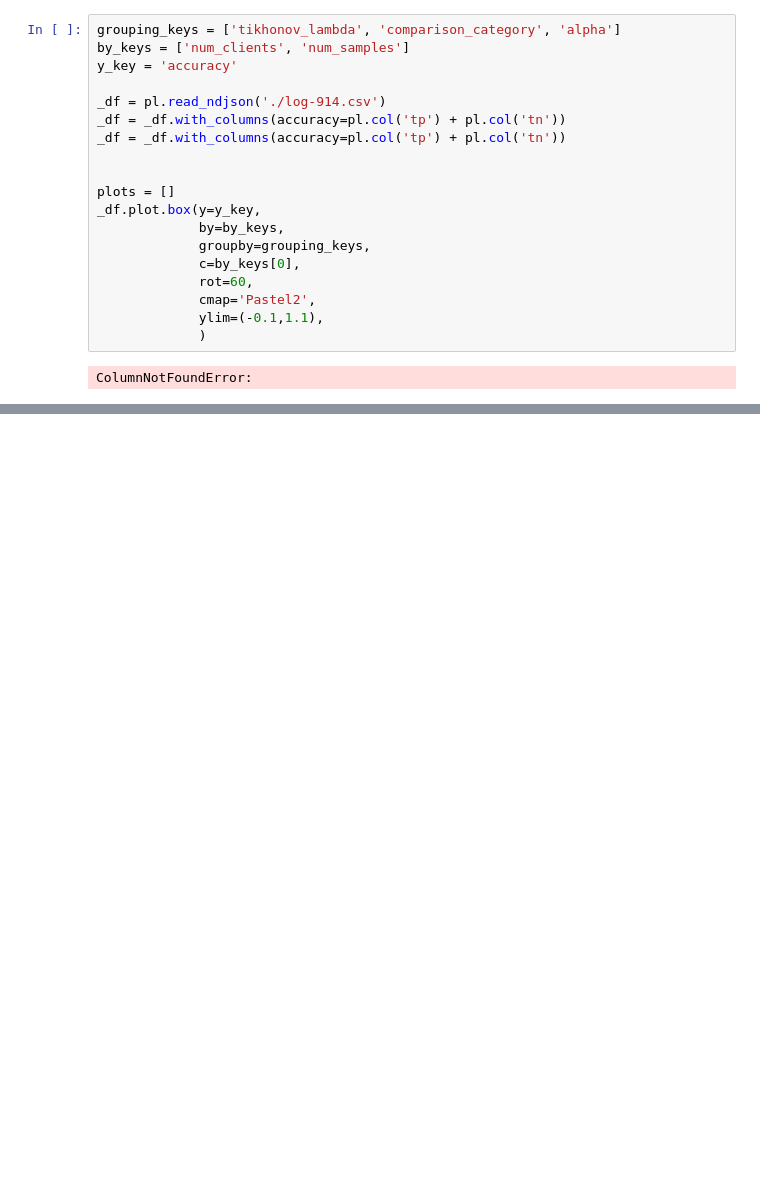
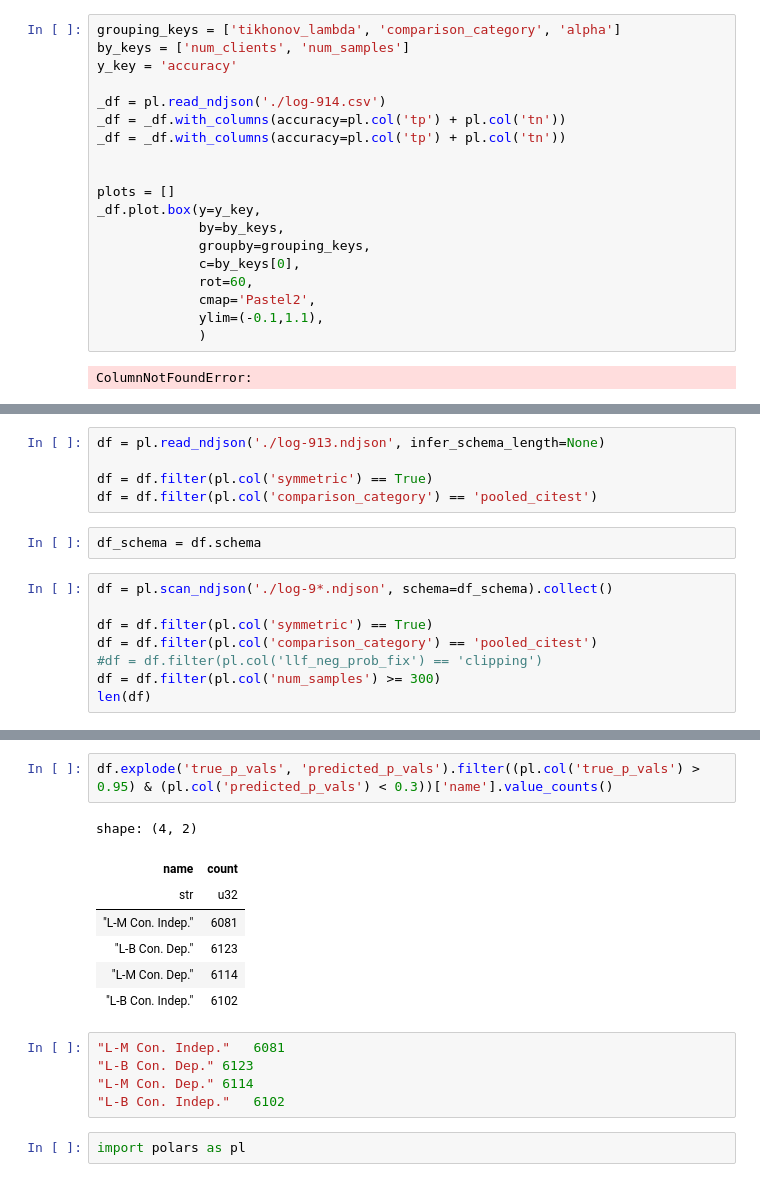
Before and after one commit to maxhahn/fedci, a Jupyter notebook: eval.ipynb, the cells around one changed output, grey strips where cells are left out. Saved outputs shown, nothing was run; the diff lists cells and outputs as text; blank space fills up the shorter version.

```diff
--- a/eval.ipynb
+++ b/eval.ipynb
@@ -207,0 +208,15 @@ df = pl.read_ndjson('./log-3.ndjson')
+# %%
+df = pl.read_ndjson('./log-913.ndjson', infer_schema_length=None)
+
+df = df.filter(pl.col('symmetric') == True)
+df = df.filter(pl.col('comparison_category') == 'pooled_citest')
+# %%
+df_schema = df.schema
+# %%
+df = pl.scan_ndjson('./log-9*.ndjson', schema=df_schema).collect()
+
+df = df.filter(pl.col('symmetric') == True)
+df = df.filter(pl.col('comparison_category') == 'pooled_citest')
+#df = df.filter(pl.col('llf_neg_prob_fix') == 'clipping')
+df = df.filter(pl.col('num_samples') >= 300)
+len(df)
@@ -239,0 +271,17 @@ BokehModel(combine_events=True, render_bundle={'docs_json': {'236d9032-9b24-4f10
+# %%
+df.explode('true_p_vals', 'predicted_p_vals').filter((pl.col('true_p_vals') > 0.95) & (pl.col('predicted_p_vals') < 0.3))['name'].value_counts()
+# %% [output]
+shape: (4, 2)
+| name | count |
+| str | u32 |
+| "L-M Con. Indep." | 6081 |
+| "L-B Con. Dep." | 6123 |
+| "L-M Con. Dep." | 6114 |
+| "L-B Con. Indep." | 6102 |
+# %%
+"L-M Con. Indep."	6081
+"L-B Con. Dep."	6123
+"L-M Con. Dep."	6114
+"L-B Con. Indep."	6102
+# %%
+import polars as pl
```
Also changed, not shown: parts of 14 cells of this notebook, 6 other files.
